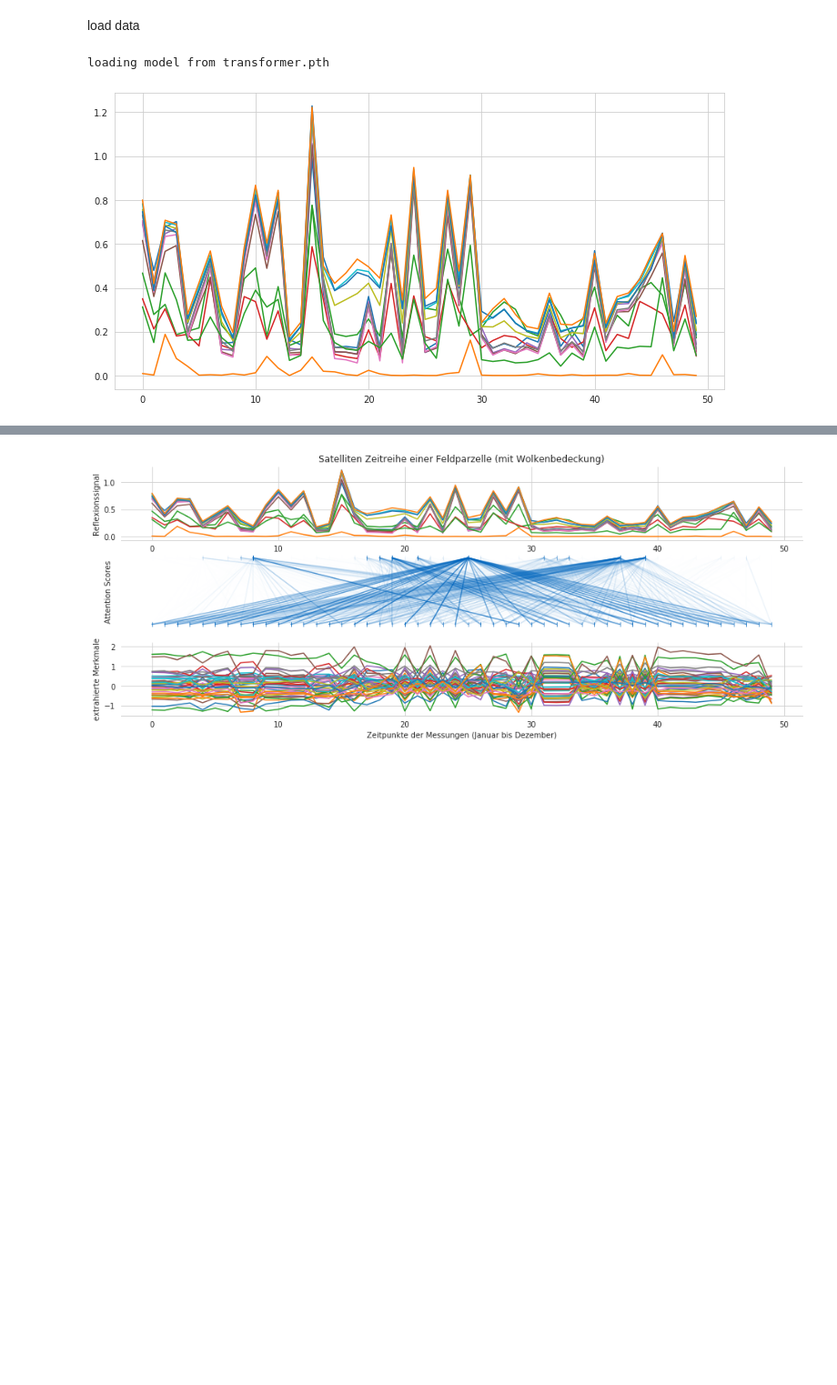
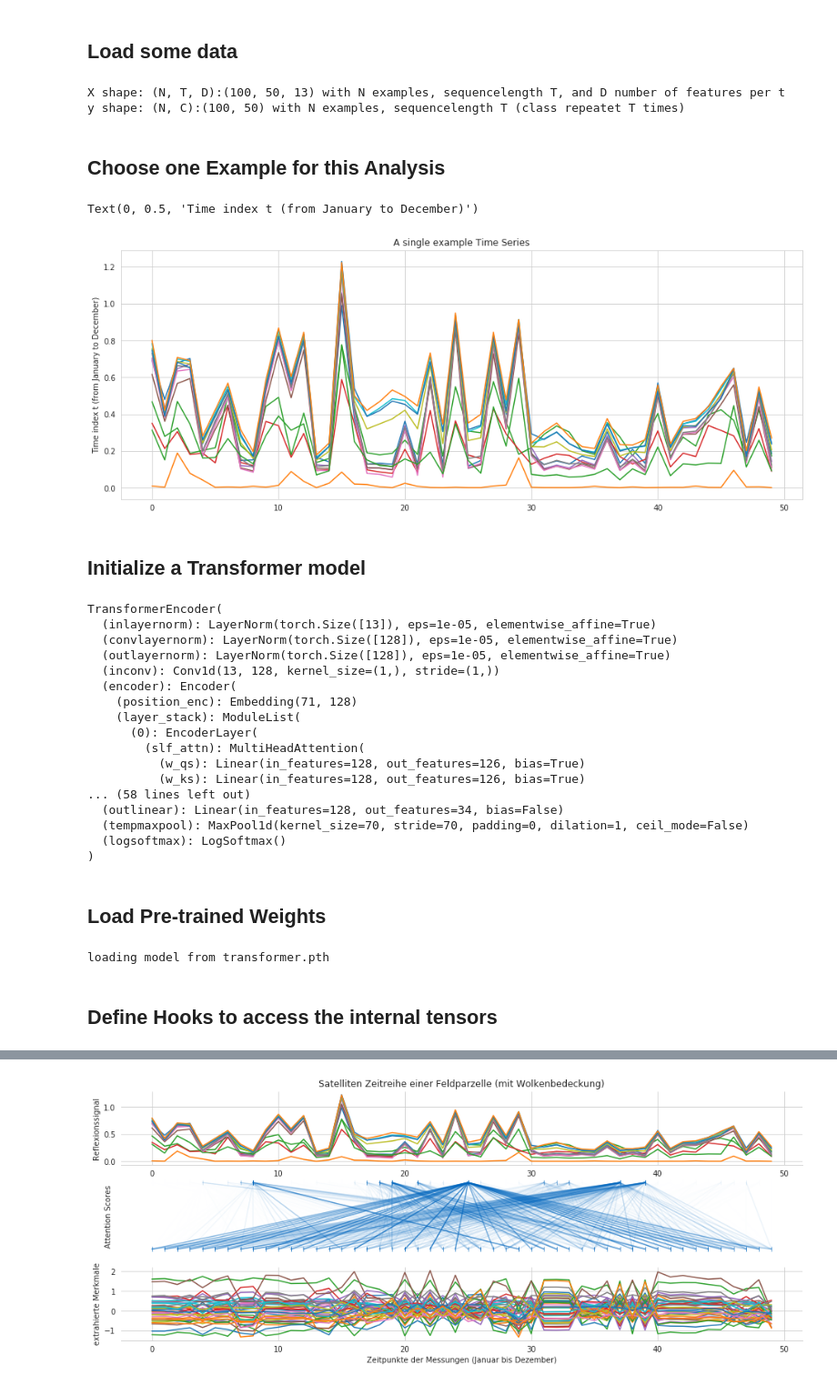
Before and after one commit to MarcCoru/phiweek19, a Jupyter notebook: Transformer.ipynb, the cells around one changed output, grey strips where cells are left out. Shown at 91% size. Saved outputs shown, nothing was run; the diff lists cells and outputs as text; code cells hidden in the pictures; blank space fills up the shorter version.

Commit message:
cleaned up Transformer.ipynb

```diff
--- a/Transformer.ipynb
+++ b/Transformer.ipynb
@@ -26,23 +43,44 @@ os.environ["CUDA_VISIBLE_DEVICES"] = ""
 IPython.OutputArea.auto_scroll_threshold = 9999;
 # %% [output]
 [interactive output not drawn]
-# %% [markdown]
-load data
+# %% [markdown]
+## Load some data
+# %%
+X = np.load("data/x.npy")
+y = np.load("data/y.npy")
+meta = np.load("data/meta.npy")
+
+print(f"X shape: (N, T, D):{X.shape} with N examples, sequencelength T, and D number of features per t")
+print(f"y shape: (N, C):{y.shape} with N examples, sequencelength T (class repeatet T times)")
+# %% [output]
+X shape: (N, T, D):(100, 50, 13) with N examples, sequencelength T, and D number of features per t
+y shape: (N, C):(100, 50) with N examples, sequencelength T (class repeatet T times)
+# %% [markdown]
+## Choose one Example for this Analysis
 # %%
-X = np.load("data/x.npy")
-y = np.load("data/y.npy")
-meta = np.load("data/meta.npy")
+idx = 0 # <- change this to an index between 0 and N=99
 
-x = X[0]
-y[0]
+x = X[idx]
+y[idx]
 
 fld=os.path.join("data/transformer")
 
 df = pd.DataFrame(x, columns=BANDS)
 df.index.name="t"
 df.to_csv(os.path.join(fld,"x.csv"))
 
 np.savetxt(fld+"/x.txt", x, fmt="%.4f")
+
+fig, ax = plt.subplots(1,figsize=(16,6))
+ax.plot(x)
+ax.set_title("A single example Time Series")
+ax.set_ylabel("Reflectance")
+ax.set_ylabel("Time index t (from January to December)")
+# %% [output]
+Text(0, 0.5, 'Time index t (from January to December)')
+[figure, added]
+# %% [markdown]
+## Initialize a Transformer model
 # %%
 hidden_dims = 128
 n_heads = 3
@@ -56,23 +94,35 @@ transformer = TransformerEncoder(in_channels=13, len_max_seq=70,
             n_layers=n_layers, n_head=n_heads, d_k=hidden_dims//n_heads, d_v=hidden_dims//n_heads,
             dropout=dropout, nclasses=nclasses)
 
-transformer.load("transformer.pth")
-#transformer = transformer.cuda()
-
-fix,ax = plt.subplots(1,figsize=(12,6))
-ax.plot(x)
-#ax.axis('off')
-
-def totorch(x):
-    """single numpy array (txd) to torch batch (1xdxt)"""
-    x = torch.Tensor(x).unsqueeze(0).transpose(1,2)
-    if torch.cuda.is_available():
-        return x.cuda()
-    else:
-        return x
+# set transformer to eval mode
+transformer.zero_grad()
+transformer.eval()
 # %% [output]
-loading model from transformer.pth
+TransformerEncoder(
+  (inlayernorm): LayerNorm(torch.Size([13]), eps=1e-05, elementwise_affine=True)
+  (convlayernorm): LayerNorm(torch.Size([128]), eps=1e-05, elementwise_affine=True)
+  (outlayernorm): LayerNorm(torch.Size([128]), eps=1e-05, elementwise_affine=True)
+  (inconv): Conv1d(13, 128, kernel_size=(1,), stride=(1,))
+  (encoder): Encoder(
+    (position_enc): Embedding(71, 128)
+    (layer_stack): ModuleList(
+      (0): EncoderLayer(
+        (slf_attn): MultiHeadAttention(
+          (w_qs): Linear(in_features=128, out_features=126, bias=True)
+          (w_ks): Linear(in_features=128, out_features=126, bias=True)
+... (58 lines left out)
+  (outlinear): Linear(in_features=128, out_features=34, bias=False)
+  (tempmaxpool): MaxPool1d(kernel_size=70, stride=70, padding=0, dilation=1, ceil_mode=False)
+  (logsoftmax): LogSoftmax()
+)
-[figure, removed]
+# %% [markdown]
+## Load Pre-trained Weights
+# %%
+_ = transformer.load("transformer.pth")
+# %% [output]
+loading model from transformer.pth
+# %% [markdown]
+## Define Hooks to access the internal tensors
 # %%
 tumorange=(0.89019608, 0.44705882, 0.13333333, 1)
 tumblue=(0., 0.39607843, 0.74117647,1)
```
Also changed, not shown: parts of 12 cells of this notebook, 2 other files.
